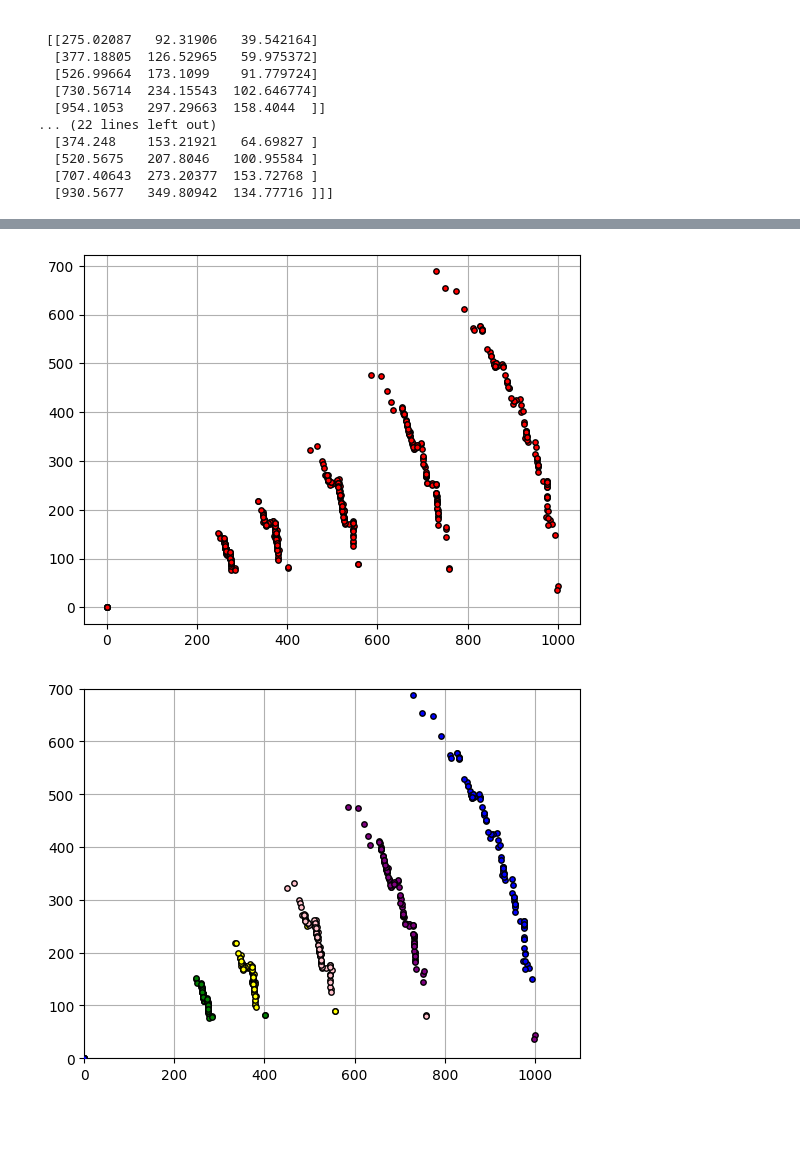
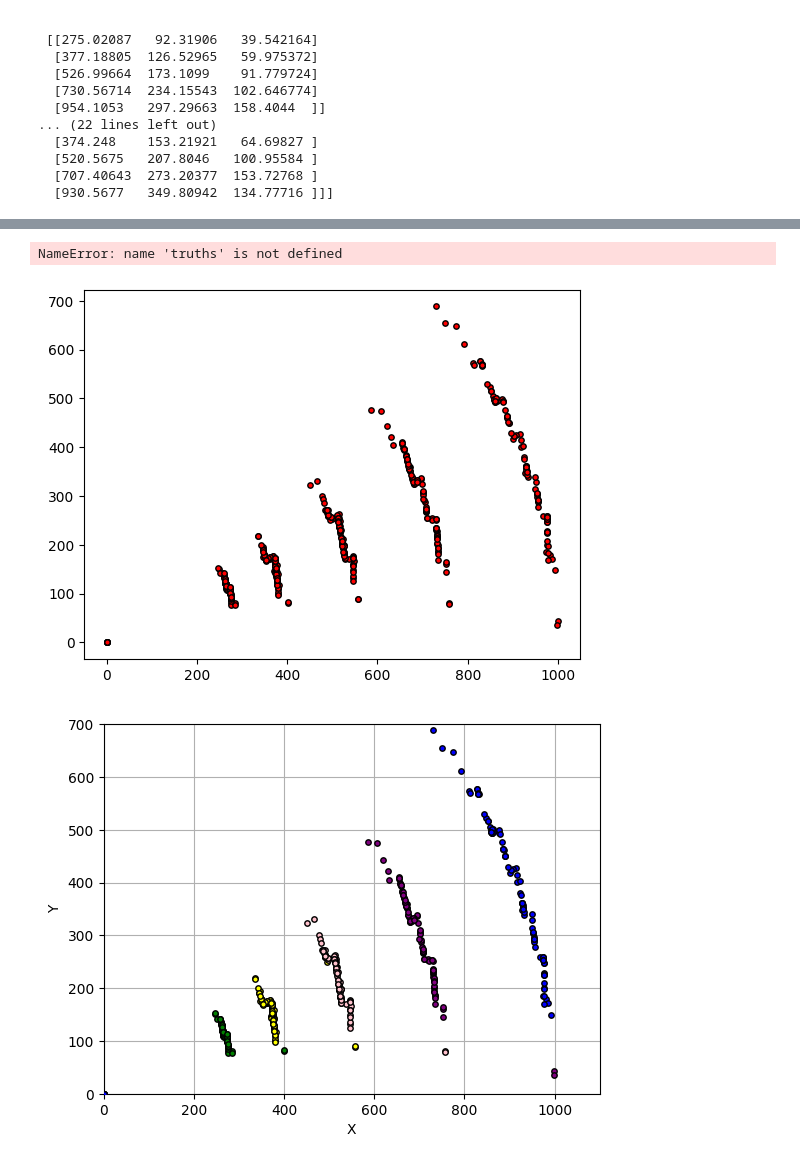
Before and after one commit to dfurle/HitWarrior, a Jupyter notebook: tb_files/data_converter.ipynb, the cells around one changed output, grey strips where cells are left out. Cells and saved outputs as stored; diff of their text form; code cells hidden in the pictures; blank space fills up the shorter version.

```diff
--- a/tb_files/data_converter.ipynb
+++ b/tb_files/data_converter.ipynb
@@ -3,7 +43,7 @@ import numpy as np
 
 full_in_data = []
 
-with open("tb_track_data.dat", "r") as file:
+with open("data/tb_track_data.dat", "r") as file:
   for i in range(100):
     line = file.readline()
     line = line.strip()
@@ -17,12 +57,9 @@ full_in_data = np.array(full_in_data)
 print("full in data:")
 print(full_in_data)
 
-
-
-
 out_data = []
 
-with open("tb_NNscore.dat", "r") as file:
+with open("data/tb_NNscore.dat", "r") as file:
   for i in range(100):
     line = file.readline()
     line = line.strip()
@@ -35,7 +72,6 @@ with open("tb_NNscore.dat", "r") as file:
 
 out_data = np.array(out_data)
 print("\nout data:")
-print(out_data)
 # %% [output]
 full in data:
 [[276.00345  379.07703  546.0151   ...  97.06505  110.08161  187.81969 ]
@@ -118,19 +142,25 @@ index += 1
 # %%
 plt.scatter(in_data[:,:,0], in_data[:,:,1], s=15, edgecolor='black', color='red', zorder=2)
+indexes = np.where(truths==1)
+# print(indexes)
+plt.scatter(in_data[indexes,:,0], in_data[indexes,:,1], s=15, edgecolor='black', color='lime', zorder=3)
 plt.grid(True)
 plt.show()
 # %% [output]
+NameError: name 'truths' is not defined
-[figure, old version]
+[figure, new version]
 # %%
 plt.scatter(in_data[:,:,0], in_data[:,:,1], s=15, edgecolor='black', color='red', alpha=0.1, zorder=2)
 plt.scatter(in_data[:,0,0], in_data[:,0,1], s=15, edgecolor='black', color='green', zorder=3)
 plt.scatter(in_data[:,1,0], in_data[:,1,1], s=15, edgecolor='black', color='yellow', zorder=3)
 plt.scatter(in_data[:,2,0], in_data[:,2,1], s=15, edgecolor='black', color='pink', zorder=3)
 plt.scatter(in_data[:,3,0], in_data[:,3,1], s=15, edgecolor='black', color='purple', zorder=3)
 plt.scatter(in_data[:,4,0], in_data[:,4,1], s=15, edgecolor='black', color='blue', zorder=3)
 plt.grid(True)
 plt.xlim(0, 1100)
 plt.ylim(0, 700)
+plt.xlabel("X")
+plt.ylabel("Y")
 plt.show()
 # %% [output]
-[figure, old version]
+[figure, new version]
```
Also changed, not shown: parts of 16 cells of this notebook, 14 other files.
